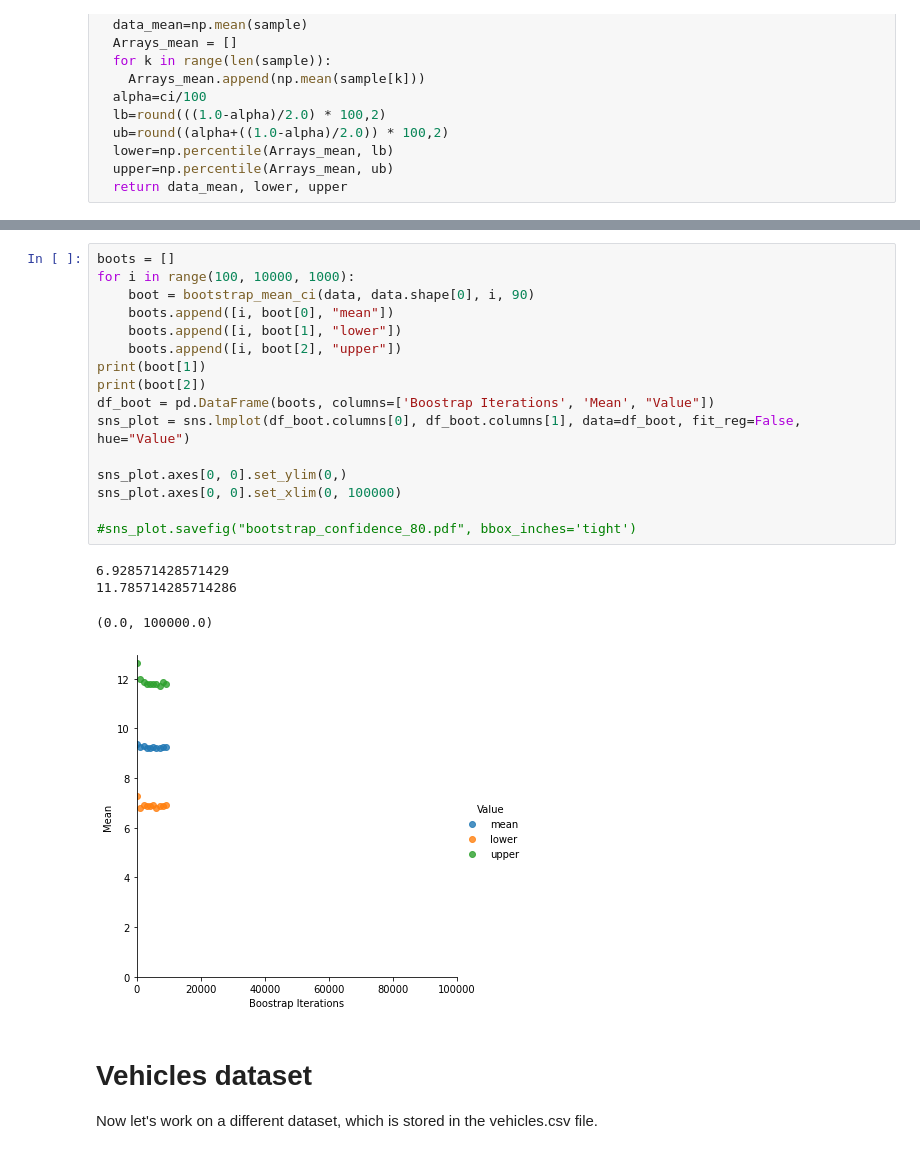
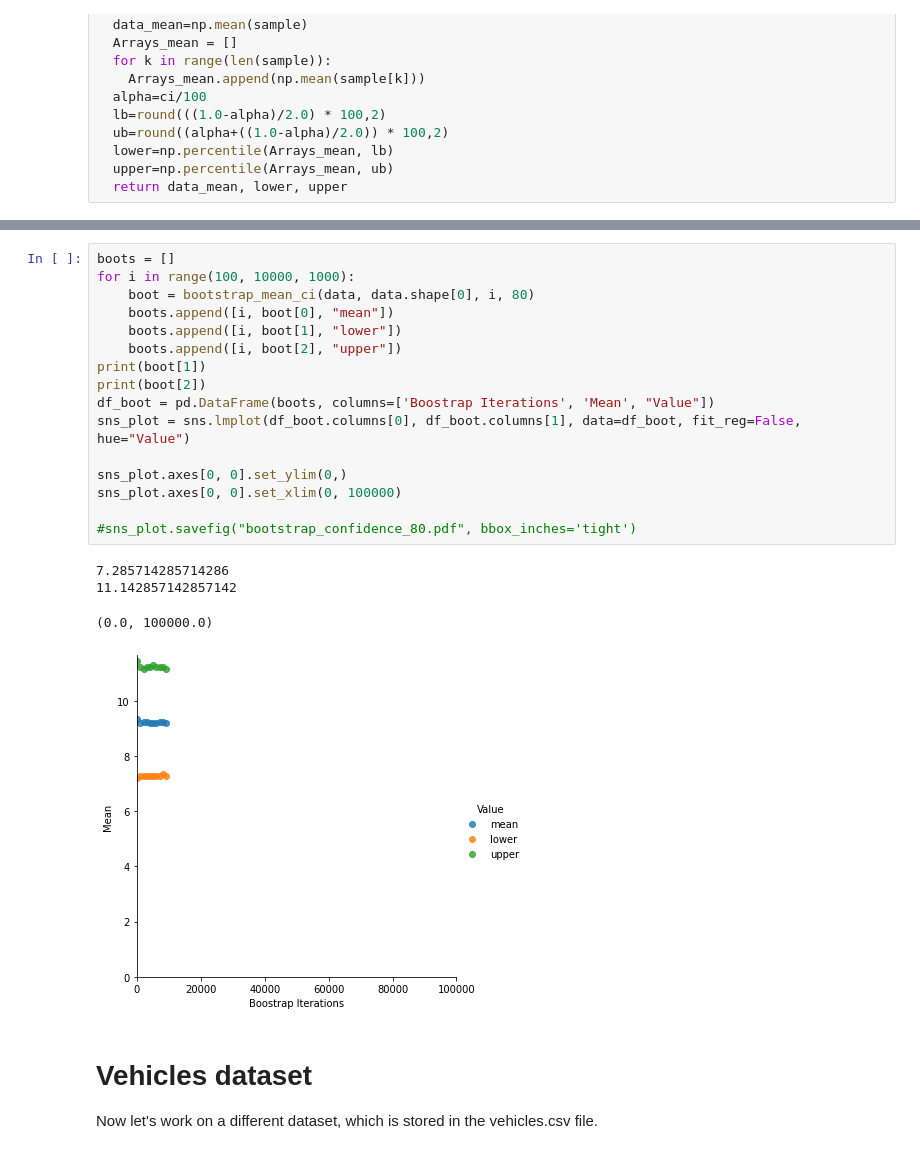
Before and after one commit to PreethamThinagaraj/CE888, a Jupyter notebook: Lab_2/bootstrap.ipynb, the cells around one changed output, grey strips where cells are left out. Saved outputs shown, nothing was run; the diff lists cells and outputs as text.

```diff
--- a/Lab_2/bootstrap.ipynb
+++ b/Lab_2/bootstrap.ipynb
@@ -86,24 +76,24 @@ print(ub)
 # %%
 boots = []
 for i in range(100, 10000, 1000):
-    boot = bootstrap_mean_ci(data, data.shape[0], i, 90)
+    boot = bootstrap_mean_ci(data, data.shape[0], i, 80)
     boots.append([i, boot[0], "mean"])
     boots.append([i, boot[1], "lower"])
     boots.append([i, boot[2], "upper"])
 print(boot[1])
 print(boot[2])
 df_boot = pd.DataFrame(boots, columns=['Boostrap Iterations', 'Mean', "Value"])
 sns_plot = sns.lmplot(df_boot.columns[0], df_boot.columns[1], data=df_boot, fit_reg=False, hue="Value")
 
 sns_plot.axes[0, 0].set_ylim(0,)
 sns_plot.axes[0, 0].set_xlim(0, 100000)
 
 #sns_plot.savefig("bootstrap_confidence_80.pdf", bbox_inches='tight')
 # %% [output]
-6.928571428571429
-11.785714285714286
+7.285714285714286
+11.142857142857142
 (0.0, 100000.0)
-[figure, old version]
+[figure, new version]
 # %% [markdown]
 # Vehicles dataset
 
```
Also changed, not shown: parts of 20 cells of this notebook.
